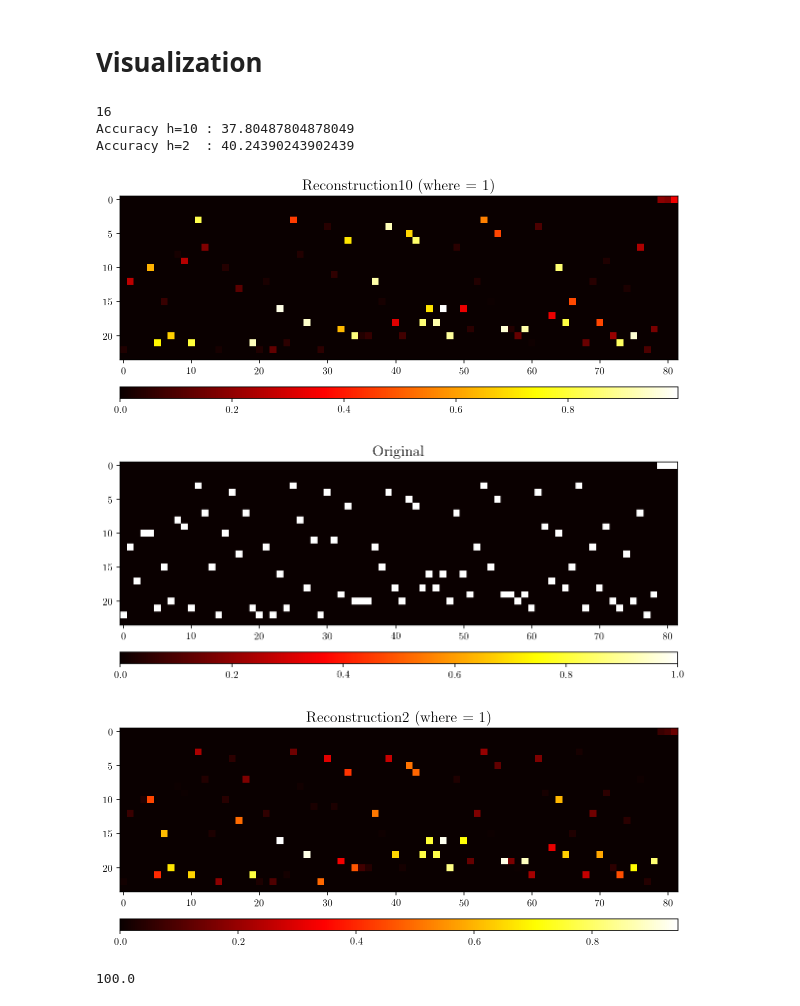
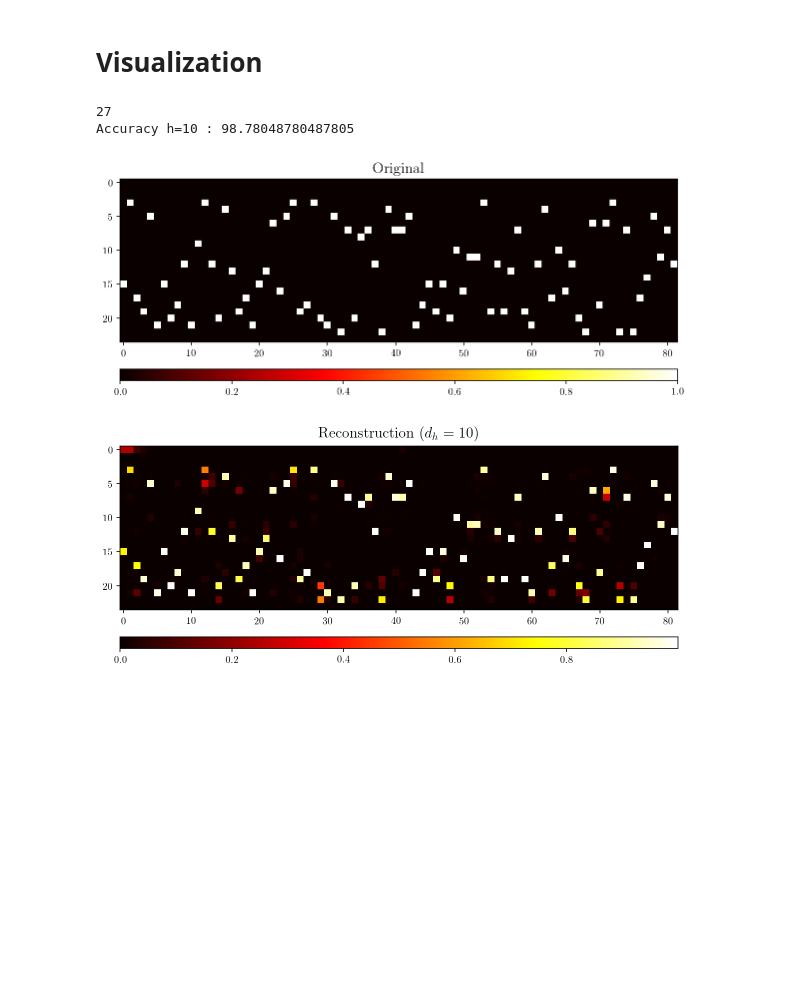
Before and after one commit to bdura/pgm-project, a Jupyter notebook: notebooks/Visualization.ipynb, the cells around one changed output. Saved outputs shown, nothing was run; the diff lists cells and outputs as text; code cells hidden in the pictures; blank space fills up the shorter version.

Commit message:
Visualisations + log prob

```diff
--- a/notebooks/Visualization.ipynb
+++ b/notebooks/Visualization.ipynb
@@ -64,6 +64,7 @@ prot.plot_sequence(title='Test', save=GRAPHICS_PATH+'test-visualization.pdf')
 Let us look at the accuracy (number of letters predicted right) and the log-probability of the sequence as output by the network. To that end, we added a `log_softmax()` method in order to use the eponymous stable loss function from `PyTorch`.
 # %%
 with torch.no_grad():
-    reconstruction = model.log_softmax(torch.Tensor(complete_set))
+    log_reconstruction = model.log_softmax(torch.Tensor(complete_set))
+    reconstruction, _ = model.forward(torch.Tensor(complete_set))
 # %%
 with torch.no_grad():
@@ -189,36 +204,21 @@ plt.savefig(GRAPHICS_PATH + 'logprob-boxplots.pdf')
 # %% [markdown]
 # Visualization
 # %%
-i = -1
+i = 27
 # %%
-i += 1
-
 print(i)
 
 prot = visualization.Protein(complete_set[i])
 recon = visualization.Protein(reconstruction[i])
-recon2 = visualization.Protein(reconstruction2[i])
 
-accuracy = (recon.array.argmax(axis=0) == prot.array.argmax(axis=0)).sum() * 100 / 82
-accuracy2 = (recon2.array.argmax(axis=0) == prot.array.argmax(axis=0)).sum() * 100 / 82
+acc = (recon.array.argmax(axis=0) == prot.array.argmax(axis=0)).mean() * 100
 
-recon.array[prot.array == 0] = 0
-recon2.array[prot.array == 0] = 0
+print('Accuracy h=10 : {acc}'.format(acc=acc))
 
-print('Accuracy h=10 : {acc}'.format(acc=accuracy))
-print('Accuracy h=2  : {acc}'.format(acc=accuracy2))
-
-recon.plot_sequence(title='Reconstruction10 (where = 1)')
-prot.plot_sequence(title='Original')
-recon2.plot_sequence(title='Reconstruction2 (where = 1)')
+prot.plot_sequence(title='Original', save=GRAPHICS_PATH+'original.pdf')
+recon.plot_sequence(title='Reconstruction ($d_h = 10$)', save=GRAPHICS_PATH+'reconstruction.pdf')
 # %% [output]
-16
-Accuracy h=10 : 37.80487804878049
-Accuracy h=2  : 40.24390243902439
+27
+Accuracy h=10 : 98.78048780487805
-[figure, old version]
+[figure, new version]
-[figure, old version]
+[figure, new version]
-[figure, removed]
-# %%
-(recon2.array.argmax(axis=0) == prot.array.argmax(axis=0)).sum() * 100 / 82
-# %% [output]
-100.0
```
Also changed, not shown: parts of 7 cells of this notebook, 5 other files.
